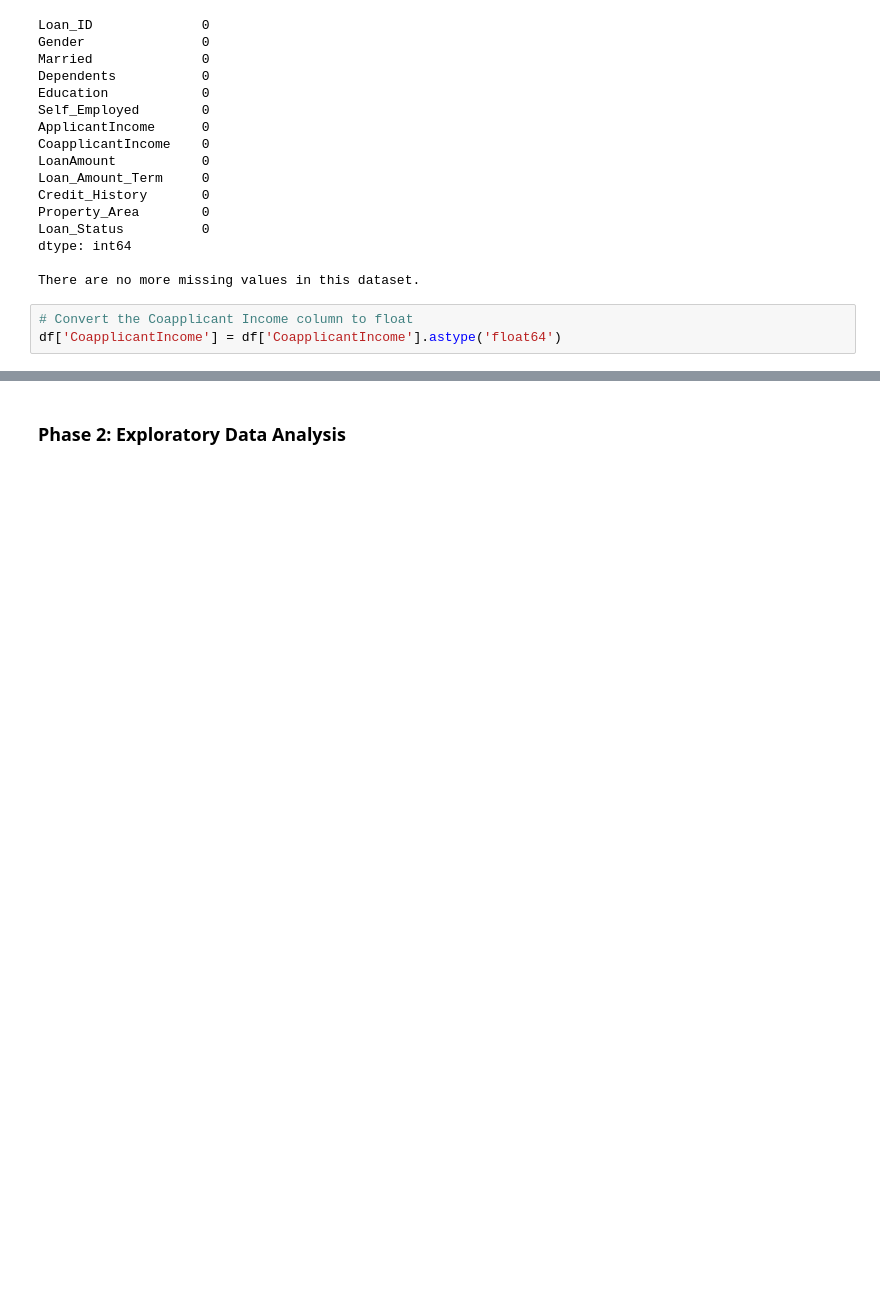
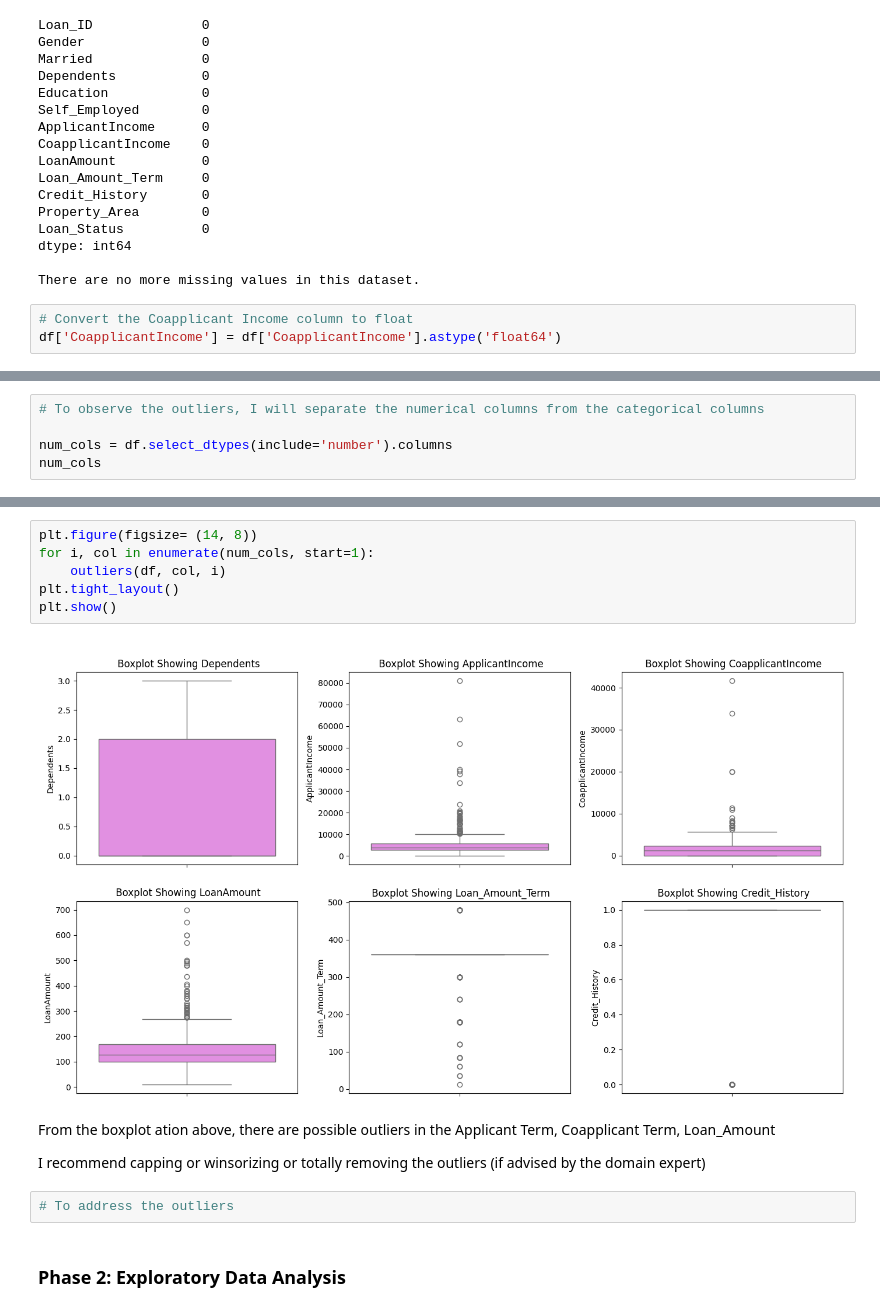
Before and after one commit to Adelegan-JD/TASKS, a Jupyter notebook: Week_11/adelegan_deborah_task_25.ipynb, the cells around one changed output, grey strips where cells are left out. Cells and saved outputs as stored; diff of their text form; blank space fills up the shorter version.

```diff
--- a/Week_11/adelegan_deborah_task_25.ipynb
+++ b/Week_11/adelegan_deborah_task_25.ipynb
@@ -245,0 +254,5 @@ df['CoapplicantIncome'] = df['CoapplicantIncome'].astype('float64')
+# %%
+# To observe the outliers, I will separate the numerical columns from the categorical columns
+
+num_cols = df.select_dtypes(include='number').columns
+num_cols
@@ -246,2 +270,16 @@ df['CoapplicantIncome'] = df['CoapplicantIncome'].astype('float64')
+# %%
+plt.figure(figsize= (14, 8))
+for i, col in enumerate(num_cols, start=1):
+    outliers(df, col, i)
+plt.tight_layout()
+plt.show()
+# %% [output]
+[figure, added]
+# %% [markdown]
+ From the boxplot ation above, there are possible outliers in the Applicant Term, Coapplicant Term, Loan_Amount
+
+ I recommend capping or winsorizing or totally removing the outliers (if advised by the domain expert)
+# %%
+# To address the outliers
 # %% [markdown]
 ### **Phase 2**: Exploratory Data Analysis
```
Also changed, not shown: parts of 12 cells of this notebook.
